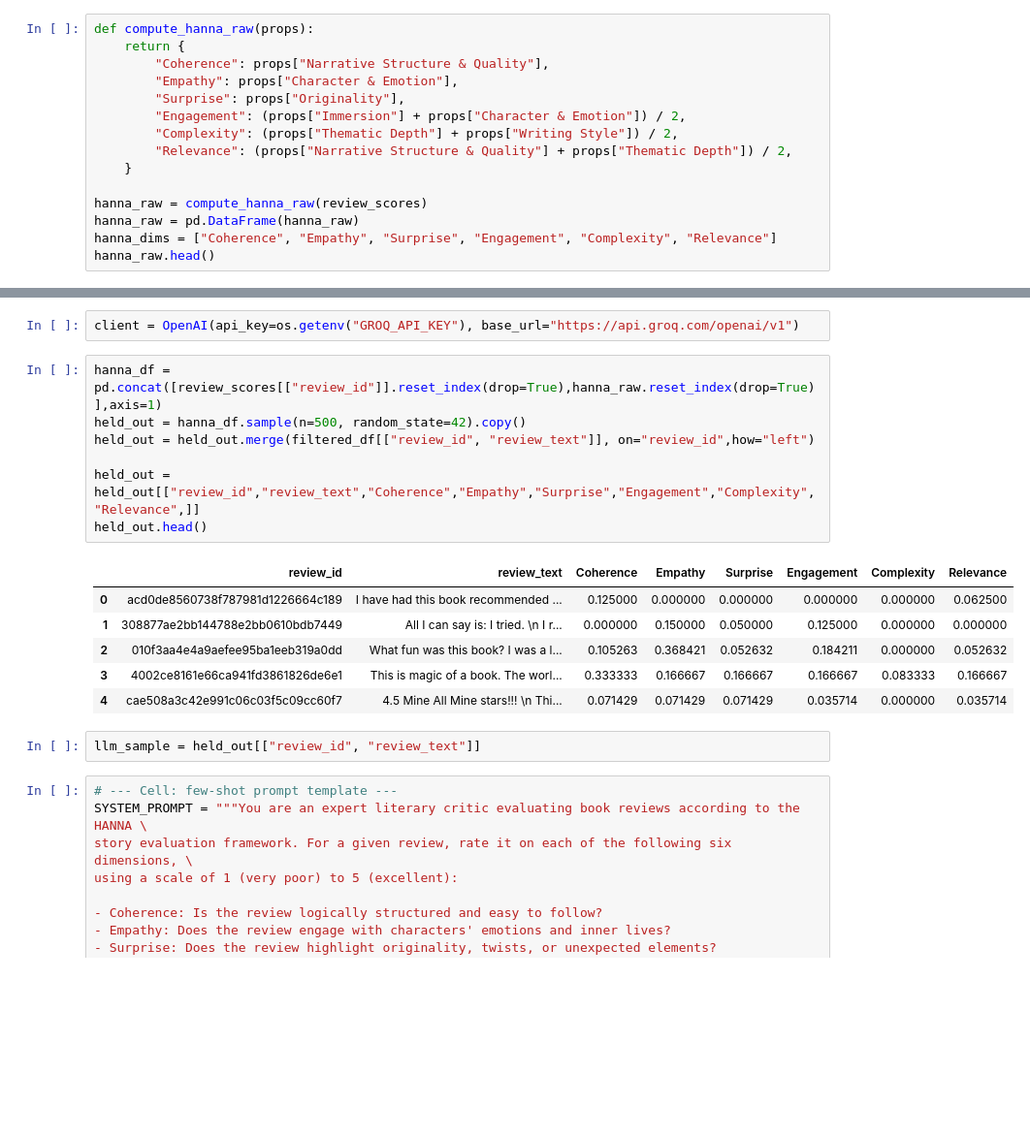
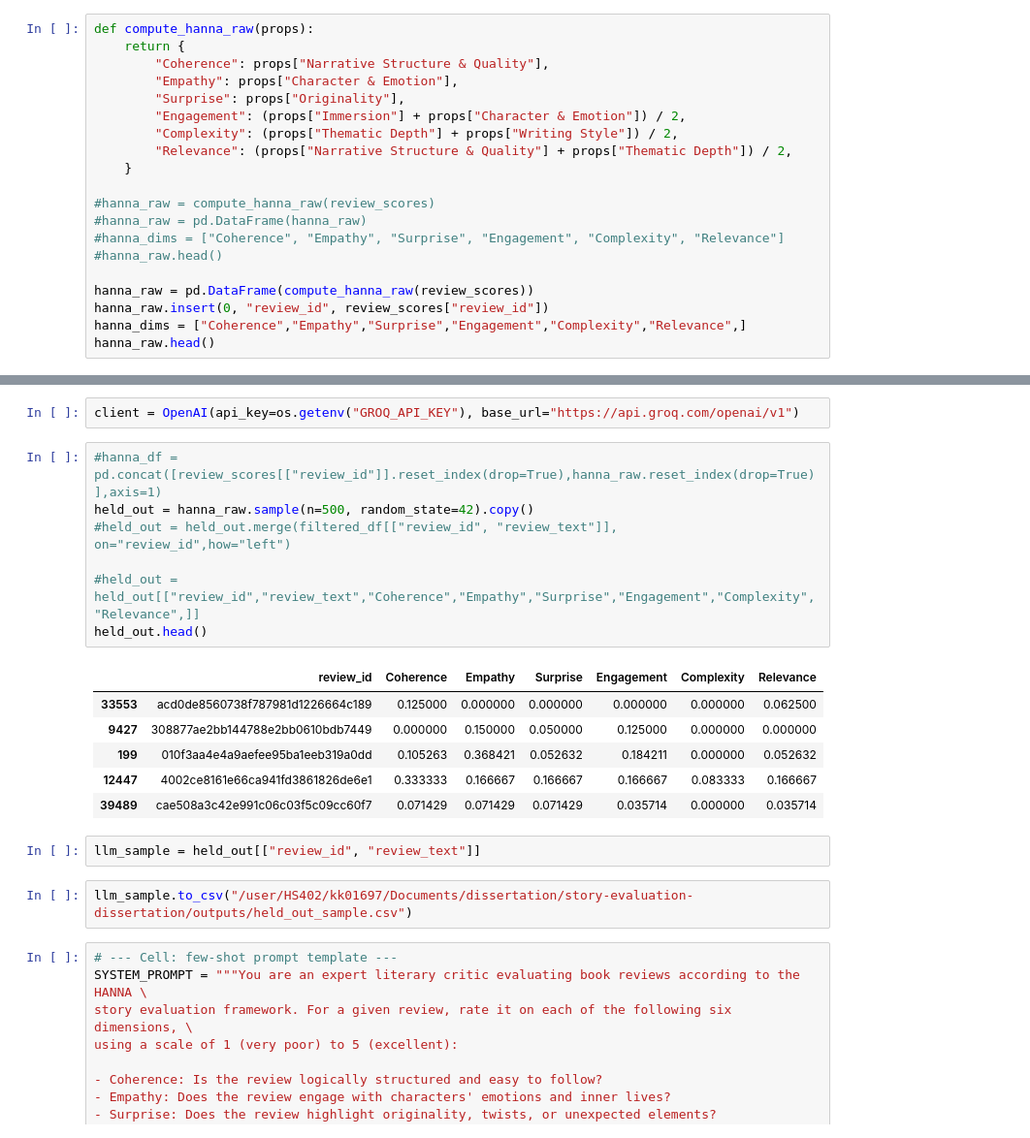
Before and after one commit to khwezikunene/story-evaluation-dissertation, a Jupyter notebook: notebooks/objective1/03_hanna_validate.ipynb, the cells around one changed output, grey strips where cells are left out. Shown at 97% size. Cells and saved outputs as stored; diff of their text form; blank space fills up the shorter version.

```diff
--- a/notebooks/objective1/03_hanna_validate.ipynb
+++ b/notebooks/objective1/03_hanna_validate.ipynb
@@ -38,8 +39,13 @@ def compute_hanna_raw(props):
         "Relevance": (props["Narrative Structure & Quality"] + props["Thematic Depth"]) / 2,
     }
 
-hanna_raw = compute_hanna_raw(review_scores)
-hanna_raw = pd.DataFrame(hanna_raw)
-hanna_dims = ["Coherence", "Empathy", "Surprise", "Engagement", "Complexity", "Relevance"]
+#hanna_raw = compute_hanna_raw(review_scores)
+#hanna_raw = pd.DataFrame(hanna_raw)
+#hanna_dims = ["Coherence", "Empathy", "Surprise", "Engagement", "Complexity", "Relevance"]
+#hanna_raw.head()
+
+hanna_raw = pd.DataFrame(compute_hanna_raw(review_scores))
+hanna_raw.insert(0, "review_id", review_scores["review_id"])
+hanna_dims = ["Coherence","Empathy","Surprise","Engagement","Complexity","Relevance",]
 hanna_raw.head()
 # %% [output]
@@ -161,21 +167,23 @@ print(hanna_raw.shape, hanna_minmax.shape, test_hanna_percentile.shape)
 # %%
 client = OpenAI(api_key=os.getenv("GROQ_API_KEY"), base_url="https://api.groq.com/openai/v1")
 # %%
-hanna_df = pd.concat([review_scores[["review_id"]].reset_index(drop=True),hanna_raw.reset_index(drop=True)],axis=1)
-held_out = hanna_df.sample(n=500, random_state=42).copy()
-held_out = held_out.merge(filtered_df[["review_id", "review_text"]], on="review_id",how="left")
+#hanna_df = pd.concat([review_scores[["review_id"]].reset_index(drop=True),hanna_raw.reset_index(drop=True)],axis=1)
+held_out = hanna_raw.sample(n=500, random_state=42).copy()
+#held_out = held_out.merge(filtered_df[["review_id", "review_text"]], on="review_id",how="left")
 
-held_out = held_out[["review_id","review_text","Coherence","Empathy","Surprise","Engagement","Complexity", "Relevance",]]
+#held_out = held_out[["review_id","review_text","Coherence","Empathy","Surprise","Engagement","Complexity", "Relevance",]]
 held_out.head()
 # %% [output]
-|  | review_id | review_text | Coherence | Empathy | Surprise | Engagement | Complexity | Relevance |
-| 0 | acd0de8560738f787981d1226664c189 | I have had this book recommended ... | 0.125000 | 0.000000 | 0.000000 | 0.000000 | 0.000000 | 0.062500 |
-| 1 | 308877ae2bb144788e2bb0610bdb7449 | All I can say is: I tried. \n I r... | 0.000000 | 0.150000 | 0.050000 | 0.125000 | 0.000000 | 0.000000 |
-| 2 | 010f3aa4e4a9aefee95ba1eeb319a0dd | What fun was this book? I was a l... | 0.105263 | 0.368421 | 0.052632 | 0.184211 | 0.000000 | 0.052632 |
-| 3 | 4002ce8161e66ca941fd3861826de6e1 | This is magic of a book. The worl... | 0.333333 | 0.166667 | 0.166667 | 0.166667 | 0.083333 | 0.166667 |
-| 4 | cae508a3c42e991c06c03f5c09cc60f7 | 4.5 Mine All Mine stars!!! \n Thi... | 0.071429 | 0.071429 | 0.071429 | 0.035714 | 0.000000 | 0.035714 |
+|  | review_id | Coherence | Empathy | Surprise | Engagement | Complexity | Relevance |
+| 33553 | acd0de8560738f787981d1226664c189 | 0.125000 | 0.000000 | 0.000000 | 0.000000 | 0.000000 | 0.062500 |
+| 9427 | 308877ae2bb144788e2bb0610bdb7449 | 0.000000 | 0.150000 | 0.050000 | 0.125000 | 0.000000 | 0.000000 |
+| 199 | 010f3aa4e4a9aefee95ba1eeb319a0dd | 0.105263 | 0.368421 | 0.052632 | 0.184211 | 0.000000 | 0.052632 |
+| 12447 | 4002ce8161e66ca941fd3861826de6e1 | 0.333333 | 0.166667 | 0.166667 | 0.166667 | 0.083333 | 0.166667 |
+| 39489 | cae508a3c42e991c06c03f5c09cc60f7 | 0.071429 | 0.071429 | 0.071429 | 0.035714 | 0.000000 | 0.035714 |
 # %%
 llm_sample = held_out[["review_id", "review_text"]]
+# %%
+llm_sample.to_csv("/user/HS402/kk01697/Documents/dissertation/story-evaluation-dissertation/outputs/held_out_sample.csv")
 # %%
 # --- Cell: few-shot prompt template ---
 SYSTEM_PROMPT = """You are an expert literary critic evaluating book reviews according to the HANNA \
```
Also changed, not shown: parts of 12 cells of this notebook, 3 other files.
